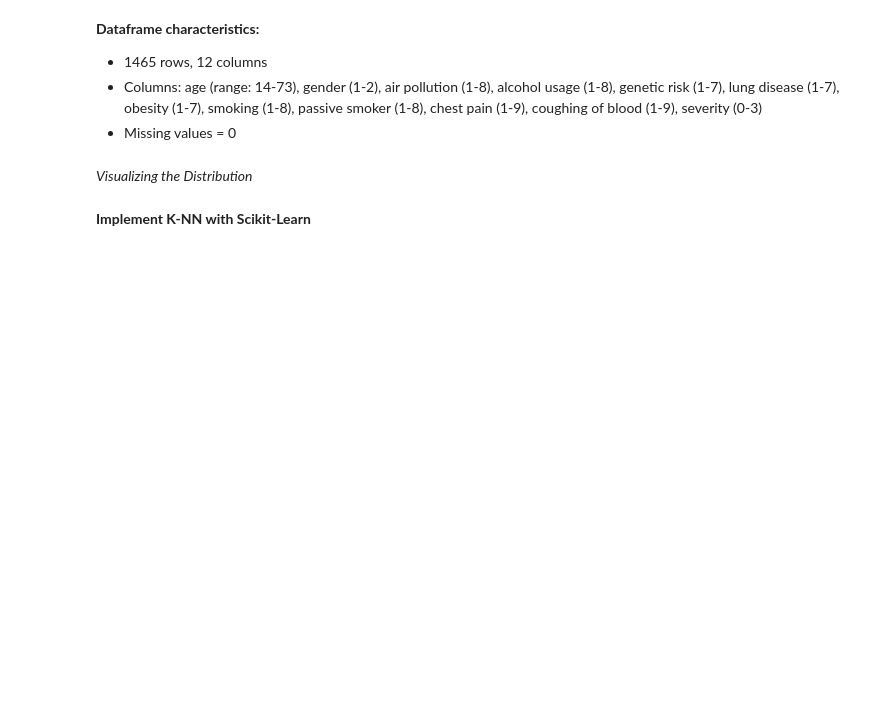
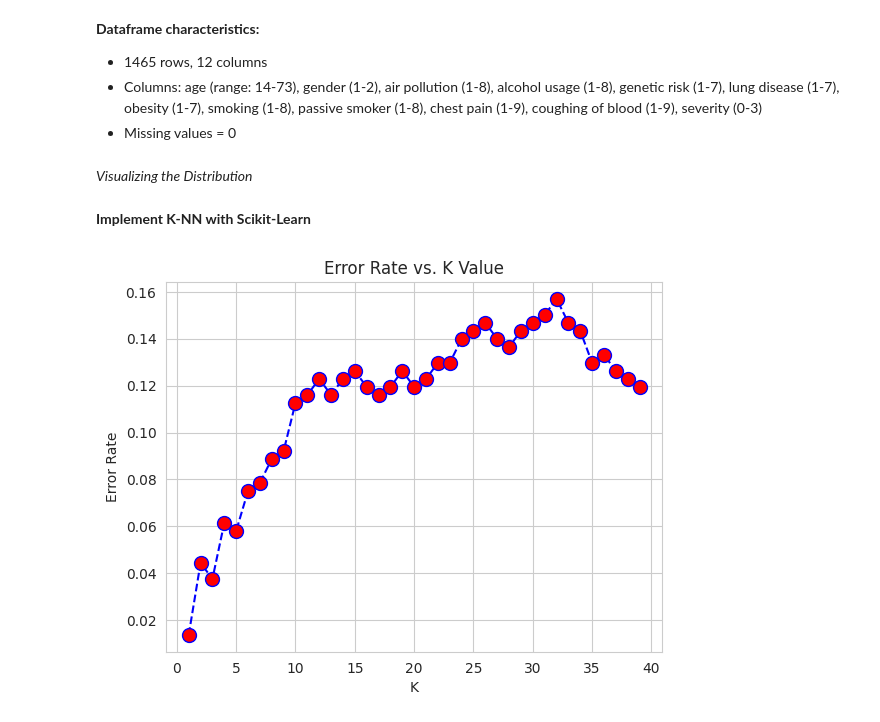
Before and after one commit to andysontran/health-factors-ml-pred, a Jupyter notebook: 2_CHL5230_F23.ipynb, the cells around one changed output. Cells and saved outputs as stored; diff of their text form; code cells hidden in the pictures; blank space fills up the shorter version.

Commit message:
Added error rate plot for K from 1 to 4

```diff
--- a/2_CHL5230_F23.ipynb
+++ b/2_CHL5230_F23.ipynb
@@ -54,6 +54,55 @@ def draw_histograms(df, variables, n_rows, n_cols):
 draw_histograms(df, df.columns, 3, 4)
 # %% [markdown]
 **Implement K-NN with Scikit-Learn**
+# %%
+# Import necessary libraries
+from sklearn.model_selection import train_test_split
+from sklearn.preprocessing import StandardScaler, LabelEncoder
+from sklearn.neighbors import KNeighborsClassifier
+from sklearn.metrics import classification_report, confusion_matrix
+import numpy as np
+
+# Preprocess data
+le = LabelEncoder()
+
+# Split data into features and label
+## Features: Age	Gender	Air Pollution	Alcohol Usage	Genetic Risk	Lung Disease
+##           Obesity	Smoking	Passive Smoker	Chest Pain	Coughing of Blood
+## Label:    Severity
+X = df[['Age','Gender','Air Pollution','Alcohol Usage','Genetic Risk',
+        'Lung Disease','Obesity','Smoking','Passive Smoker','Chest Pain',
+        'Coughing of Blood']]
+y = df['Severity']
+
+# Split data into training and testing sets
+X_train, X_test, y_train, y_test = train_test_split(X, y, test_size = 0.2,
+                                                    random_state = 42)
+
+# Scale features
+scaler = StandardScaler()
+X_train = scaler.fit_transform(X_train)
+X_test = scaler.transform(X_test)
+
+# ----------
+# Check error rate for k = 1 to 40
+error_rate = []
+
+for i in range(1, 40):
+  knn = KNeighborsClassifier(n_neighbors = i, metric = 'manhattan')
+  knn.fit(X_train, y_train)
+  pred_i = knn.predict(X_test)
+  error_rate.append(np.mean(pred_i != y_test))
+
+# Plot line graph of error rate
+plt.plot(range(1, 40), error_rate, color = 'blue', linestyle = 'dashed',
+         marker = 'o', markerfacecolor = 'red', markersize = 10)
+plt.title('Error Rate vs. K Value')
+plt.xlabel('K')
+plt.ylabel('Error Rate')
+plt.show()
+# ----------
+# %% [output]
+[figure, added]
 # %%
 # Import necessary libraries
 from sklearn.model_selection import train_test_split
```
Also changed, not shown: parts of 1 cell of this notebook.
